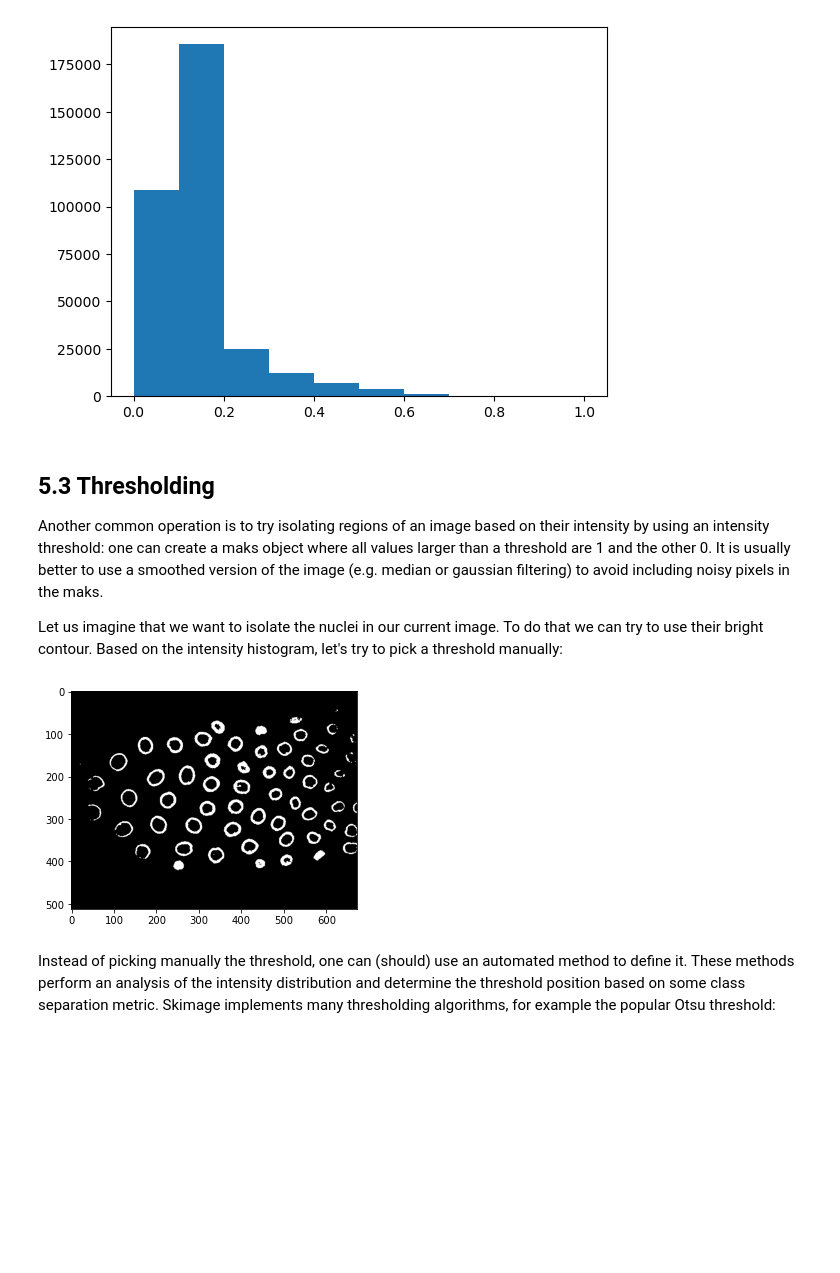
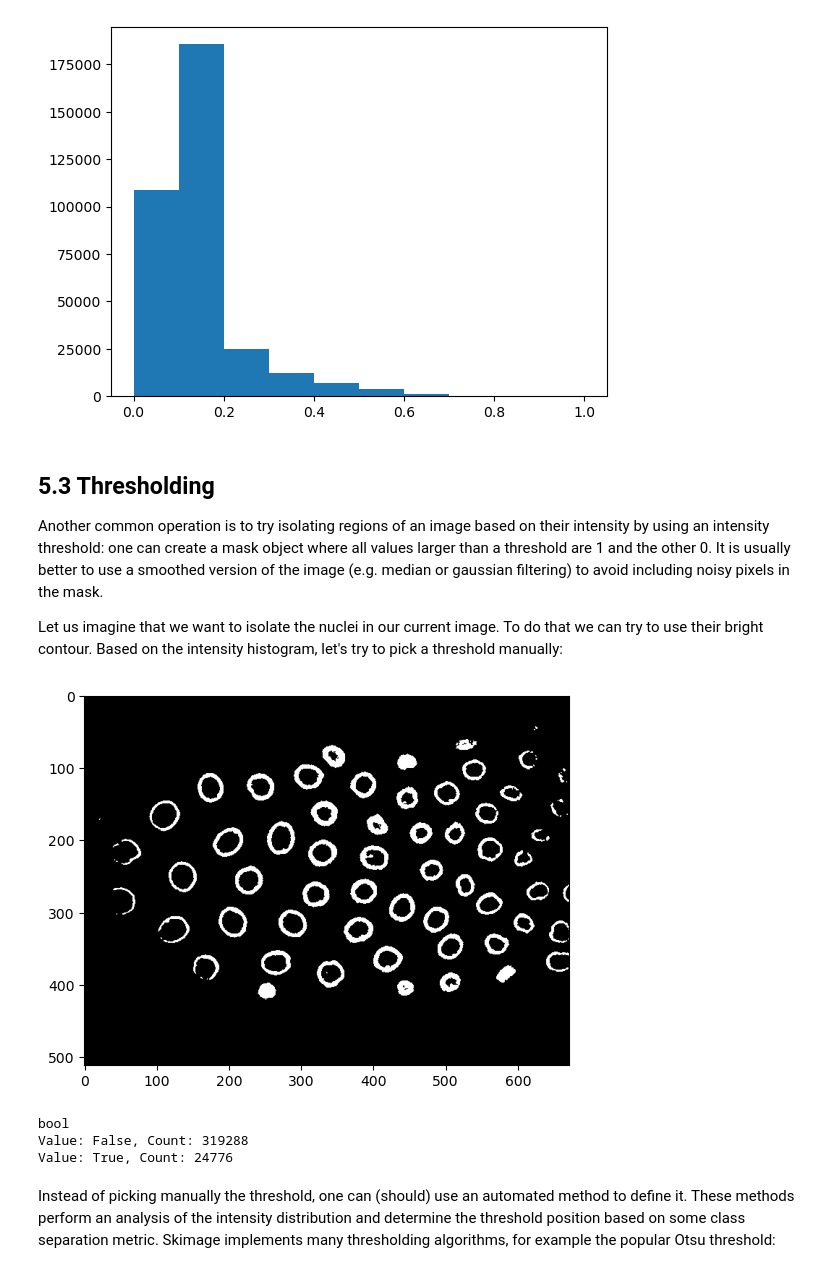
Before and after one commit to guiwitz/neubias_academy_biapy, a Jupyter notebook: 05-Filtering_thresholding.ipynb, the cells around one changed output. Saved outputs shown, nothing was run; the diff lists cells and outputs as text; code cells hidden in the pictures; blank space fills up the shorter version.

Commit message:
Differentiate bool and int ndarrays when masking

```diff
--- a/05-Filtering_thresholding.ipynb
+++ b/05-Filtering_thresholding.ipynb
@@ -235,19 +235,29 @@ plt.hist(np.ravel(im_rescale_skimage));
 # %% [markdown]
 ## 5.3 Thresholding
 
-Another common operation is to try isolating regions of an image based on their intensity by using an intensity threshold: one can create a maks object where all values larger than a threshold are 1 and the other 0. It is usually better to use a smoothed version of the image (e.g. median or gaussian filtering) to avoid including noisy pixels in the maks.
+Another common operation is to try isolating regions of an image based on their intensity by using an intensity threshold: one can create a mask object where all values larger than a threshold are 1 and the other 0. It is usually better to use a smoothed version of the image (e.g. median or gaussian filtering) to avoid including noisy pixels in the mask.
 
 Let us imagine that we want to isolate the nuclei in our current image. To do that we can try to use their bright contour. Based on the intensity histogram, let's try to pick a threshold manually:
-# %%
-threshold_manual = 8000
-
-#create a mask using a logical operation
-image_threshold = image_median > threshold_manual
-
-plt.imshow(image_threshold, cmap ='gray')
-plt.show()
-# %% [output]
-[figure, removed]
+# %%
+threshold_manual = 8000
+
+# Create a mask using a logical operation
+image_threshold = image_median > threshold_manual
+
+plt.imshow(image_threshold, cmap ='gray')
+plt.show()
+
+# Remember that the generated mask is a ndarray containing boolean data types (True, False)
+print(image_threshold.dtype)
+# Matplotlib is just representing it as a binary image
+unique_values, value_counts = np.unique(image_threshold, return_counts=True)
+for value, count in zip(unique_values, value_counts):
+    print(f"Value: {value}, Count: {count}")
+# %% [output]
+[figure, added]
+bool
+Value: False, Count: 319288
+Value: True, Count: 24776
 # %% [markdown]
 Instead of picking manually the threshold, one can (should) use an automated method to define it. These methods perform an analysis of the intensity distribution and determine the threshold position based on some class separation metric. Skimage implements many thresholding algorithms, for example the popular Otsu threshold:
 # %%
```
Also changed, not shown: parts of 4 cells of this notebook.
